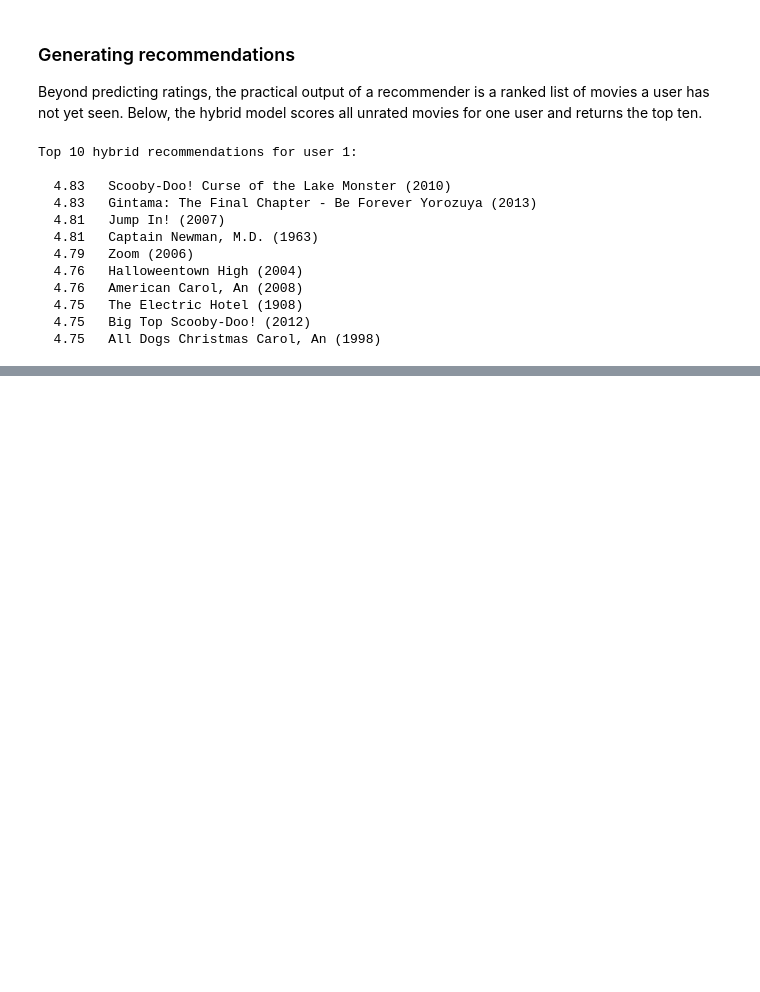
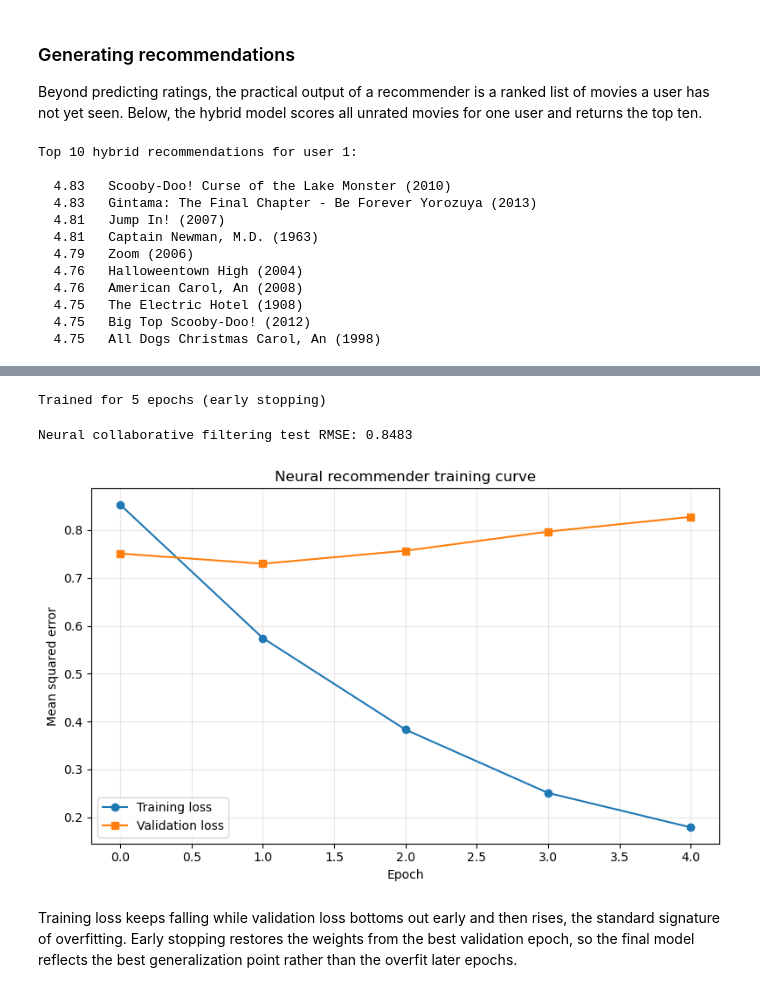
Before and after one commit to ekahorsu/movie-recommender-hybrid, a Jupyter notebook: movie_recommender_hybrid.ipynb, the cells around one changed output, grey strips where cells are left out. Cells and saved outputs as stored; diff of their text form; code cells hidden in the pictures; blank space fills up the shorter version.

Commit message:
Add neural collaborative filtering section with Keras

```diff
--- a/movie_recommender_hybrid.ipynb
+++ b/movie_recommender_hybrid.ipynb
@@ -350,0 +427,34 @@ Top 10 hybrid recommendations for user 1:
+# %%
+# Prepare inputs and train with early stopping
+X_tr = [train_nn['u_idx'].values, train_nn['m_idx'].values, genre_feat_nn[train_nn['m_idx'].values]]
+X_te = [test_nn['u_idx'].values, test_nn['m_idx'].values, genre_feat_nn[test_nn['m_idx'].values]]
+
+early_stop = keras.callbacks.EarlyStopping(patience=3, restore_best_weights=True)
+history = model.fit(
+    X_tr, train_nn['rating'].values,
+    validation_split=0.1, epochs=30, batch_size=256,
+    verbose=0, callbacks=[early_stop]
+)
+print(f"Trained for {len(history.history['loss'])} epochs (early stopping)")
+# %% [output]
+Trained for 5 epochs (early stopping)
+# %%
+# Evaluate the neural model and plot the learning curve
+nn_preds = np.clip(model.predict(X_te, verbose=0).flatten(), 0.5, 5.0)
+rmse_neural = np.sqrt(mean_squared_error(test_nn['rating'].values, nn_preds))
+print(f"Neural collaborative filtering test RMSE: {rmse_neural:.4f}")
+
+plt.figure(figsize=(8, 5))
+plt.plot(history.history['loss'], 'o-', label='Training loss')
+plt.plot(history.history['val_loss'], 's-', label='Validation loss')
+plt.xlabel('Epoch')
+plt.ylabel('Mean squared error')
+plt.title('Neural recommender training curve')
+plt.legend()
+plt.tight_layout()
+plt.show()
+# %% [output]
+Neural collaborative filtering test RMSE: 0.8483
+[figure, added]
+# %% [markdown]
+Training loss keeps falling while validation loss bottoms out early and then rises, the standard signature of overfitting. Early stopping restores the weights from the best validation epoch, so the final model reflects the best generalization point rather than the overfit later epochs.
```
Also changed, not shown: parts of 7 cells of this notebook, 2 other files.
